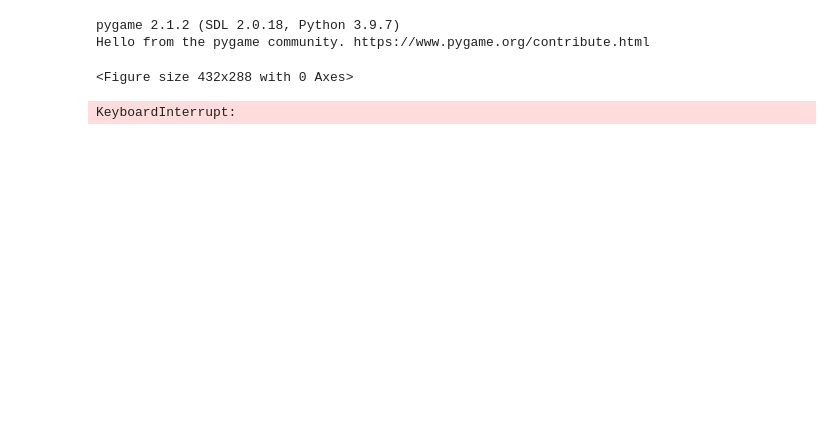
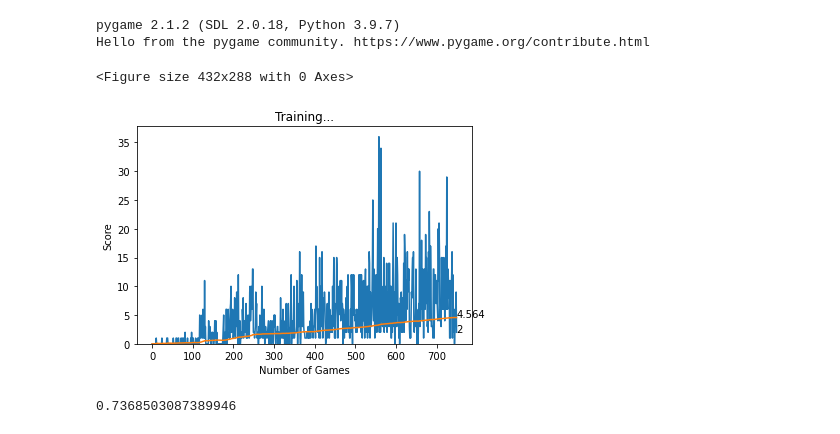
Before and after one commit to alexxcollins/Collins_Adib_INM707_CW, a Jupyter notebook: Advanced RL/Double Deep Q Learning.ipynb, the cells around one changed output. Drawn from its saved outputs; the diff is of its cells as text; code cells hidden in the pictures; blank space fills up the shorter version.

```diff
--- a/Advanced RL/Double Deep Q Learning.ipynb
+++ b/Advanced RL/Double Deep Q Learning.ipynb
@@ -10,40 +11,44 @@ plot_mean_scores = []
 total_score = 0
 record = 0
 epsilons = []
-agent = Agent(double_dqn=True)
-agent.load_model('ddqn_model_v0.pth')
+game = SnakeGameAI(window_title=ow_title='DDQN - obs 2')
+agent = Agent(double_dqn=True, game=game)
+# agent.load_model('ddqn_model_v0.pth')
 
-while True:
+episode = 0
+NUM_EPISODES = 750
+while episode < NUM_EPISODES:
     state = agent.get_observation()
     action = agent.choose_action(state)
     reward, done, score = agent.game.play_step(action)
     new_state = agent.get_observation()
     # remember
     agent.remember(state, action, reward, new_state, done)
 
     if done:
+        episode += 1
         # train long memory, plot result
         agent.game.reset()
 
         states, actions, rewards, new_states, dones = agent.get_memory_sample()
         agent.learn(states, actions, rewards, new_states, dones)
 
         if score > record:
             record = score
             agent.save_model('ddqn_model_v0.pth')
 
 
 
         plot_scores.append(score)
         total_score += score
         mean_score = total_score / agent.number_episodes
         plot_mean_scores.append(mean_score)
         #print('Game', agent.n_games, 'Score', score, 'Record:', record, 'Mean Score: ', mean_score)
         plot(plot_scores,plot_mean_scores)
 
 
 
 agent.game.end_game()
 # %% [output]
 <Figure size 432x288 with 0 Axes>
-KeyboardInterrupt:
+[figure, added]
@@ -49,0 +57,4 @@ KeyboardInterrupt:
+# %%
+0.9 * 0.9999 ** 2000
+# %% [output]
+0.7368503087389946
```
Also changed, not shown: parts of 3 cells of this notebook, 8 other files.
